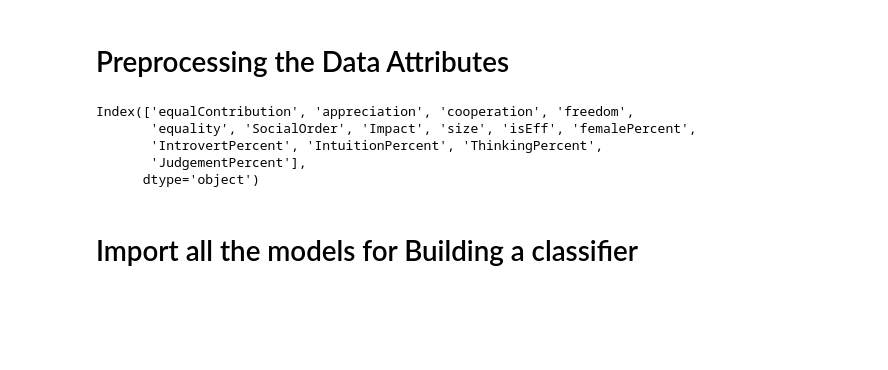
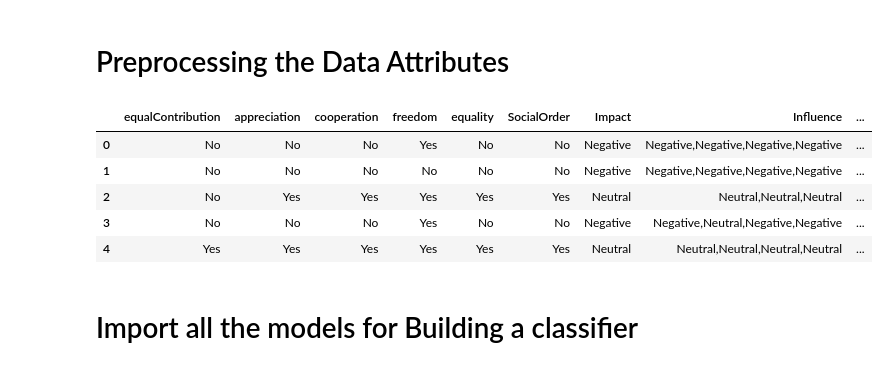
Before and after one commit to Nimisha-V-Arun/Team-Performance-Prediction, a Jupyter notebook: Preprocessing.ipynb, the cells around one changed output. Drawn from its saved outputs; the diff is of its cells as text; code cells hidden in the pictures; blank space fills up the shorter version.

```diff
--- a/Preprocessing.ipynb
+++ b/Preprocessing.ipynb
@@ -160,16 +173,17 @@ splitToThree(categorical,'workAgainPercent',33,50,['WALow','WALow','WAHigh'])
 # %%
 teams = pd.merge(numerical,categorical, on = 'teamName')
 #teams.drop(['Difficulty','teamName','workedEarlierPercent','workAgainPercent','Improvement','equalContribution','appreciation','cooperation','freedom'],axis = 1,inplace = True)
 teams.drop(['Difficulty','teamName','workedEarlierPercent','workAgainPercent','Improvement'],axis = 1,inplace = True)
 teams.sort_values(by = 'isEff')
 teams.to_csv('FinalData.csv',index = False)
-teams.columns
+teams.head()
 # %% [output]
-Index(['equalContribution', 'appreciation', 'cooperation', 'freedom',
-       'equality', 'SocialOrder', 'Impact', 'size', 'isEff', 'femalePercent',
-       'IntrovertPercent', 'IntuitionPercent', 'ThinkingPercent',
-       'JudgementPercent'],
-      dtype='object')
+|  | equalContribution | appreciation | cooperation | freedom | equality | SocialOrder | Impact | Influence | ... |
+| 0 | No | No | No | Yes | No | No | Negative | Negative,Negative,Negative,Negative | ... |
+| 1 | No | No | No | No | No | No | Negative | Negative,Negative,Negative,Negative | ... |
+| 2 | No | Yes | Yes | Yes | Yes | Yes | Neutral | Neutral,Neutral,Neutral | ... |
+| 3 | No | No | No | Yes | No | No | Negative | Negative,Neutral,Negative,Negative | ... |
+| 4 | Yes | Yes | Yes | Yes | Yes | Yes | Neutral | Neutral,Neutral,Neutral,Neutral | ... |
 # %% [markdown]
 # Import all the models for Building a classifier
 # %%
```
Also changed, not shown: parts of 15 cells of this notebook, 2 other files.
